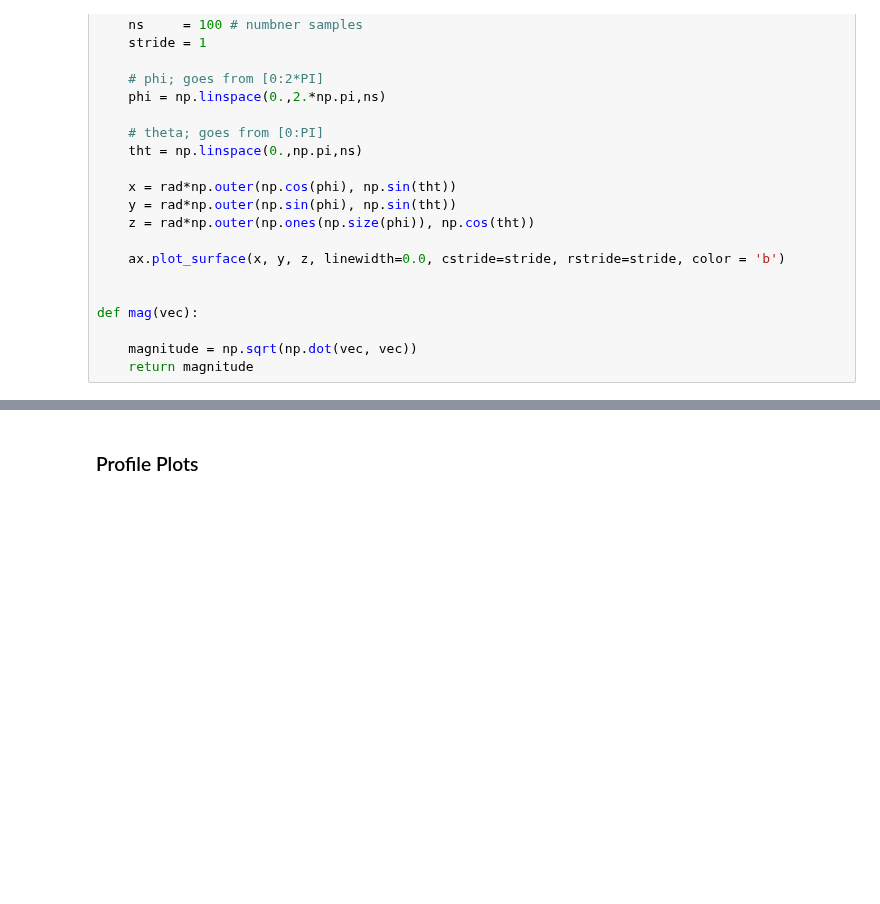
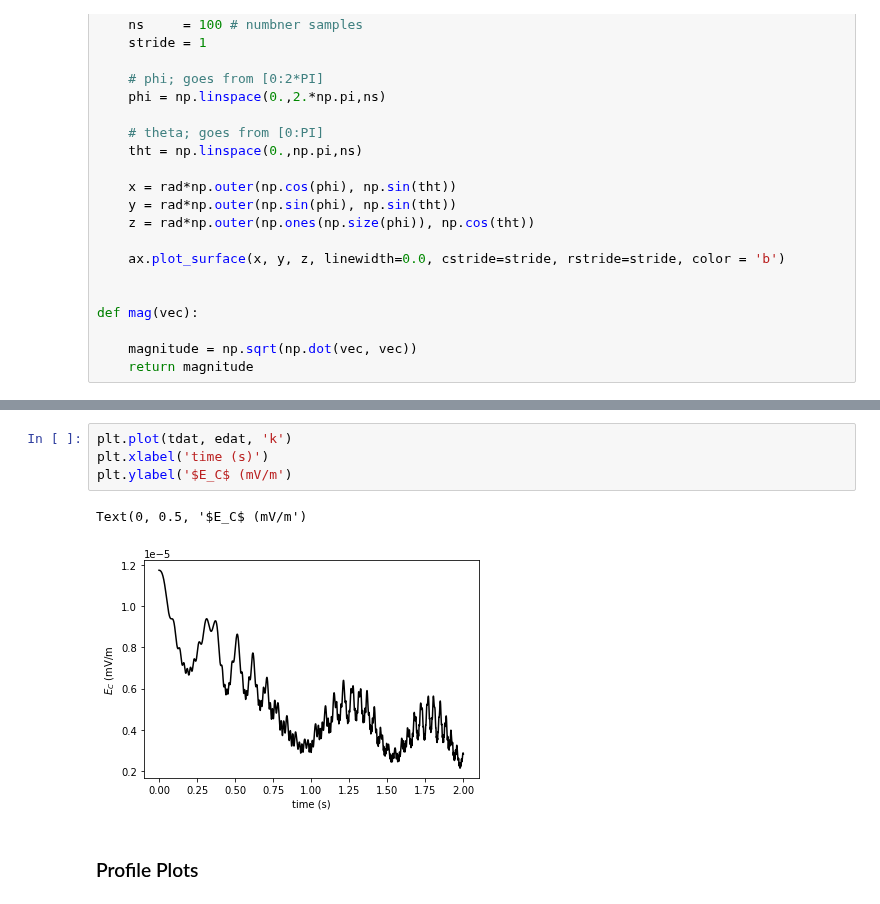
Before and after one commit to argallmr/imef, a Jupyter notebook: particle-tracing/boris-tracing/Dipole-VS.ipynb, the cells around one changed output, grey strips where cells are left out. Cells and saved outputs as stored; diff of their text form; blank space fills up the shorter version.

```diff
--- a/particle-tracing/boris-tracing/Dipole-VS.ipynb
+++ b/particle-tracing/boris-tracing/Dipole-VS.ipynb
@@ -231,3 +185,10 @@ OverflowError: cannot convert float infinity to integer
+# %%
+plt.plot(tdat, edat, 'k')
+plt.xlabel('time (s)')
+plt.ylabel('$E_C$ (mV/m')
+# %% [output]
+Text(0, 0.5, '$E_C$ (mV/m')
+[figure, added]
 # %% [markdown]
 ### Profile Plots
 # %%
```
Also changed, not shown: parts of 12 cells of this notebook.
